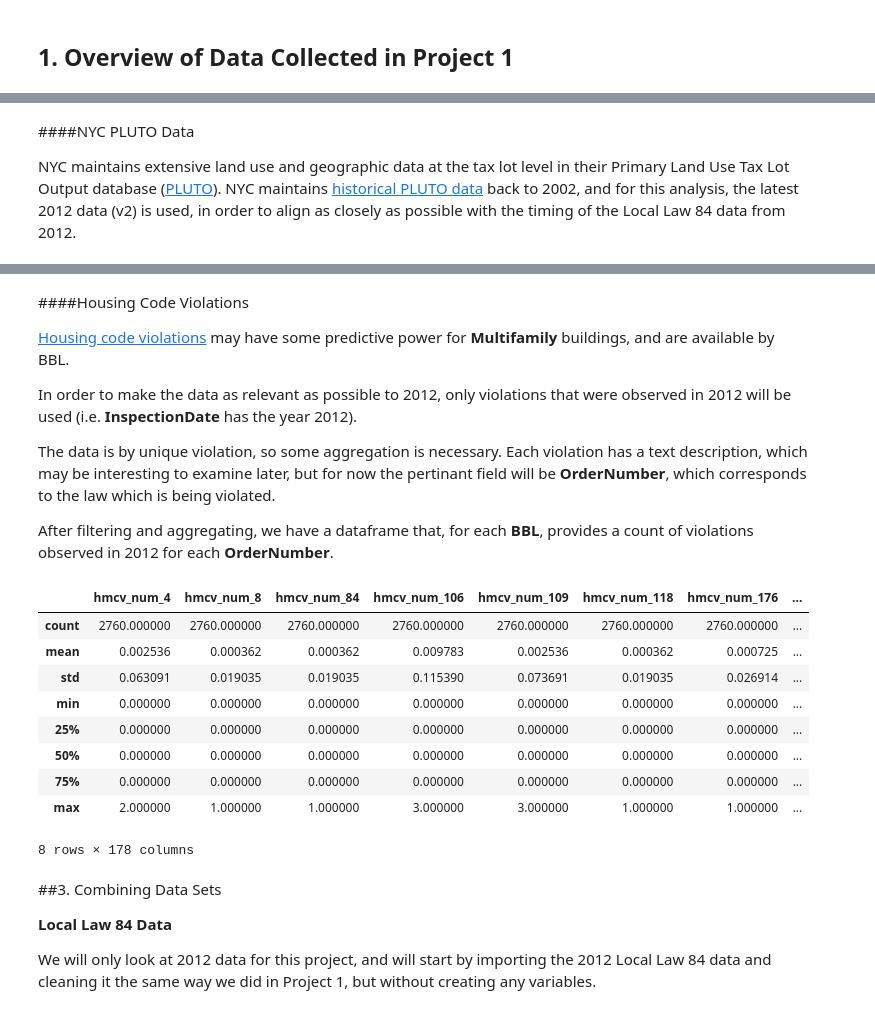
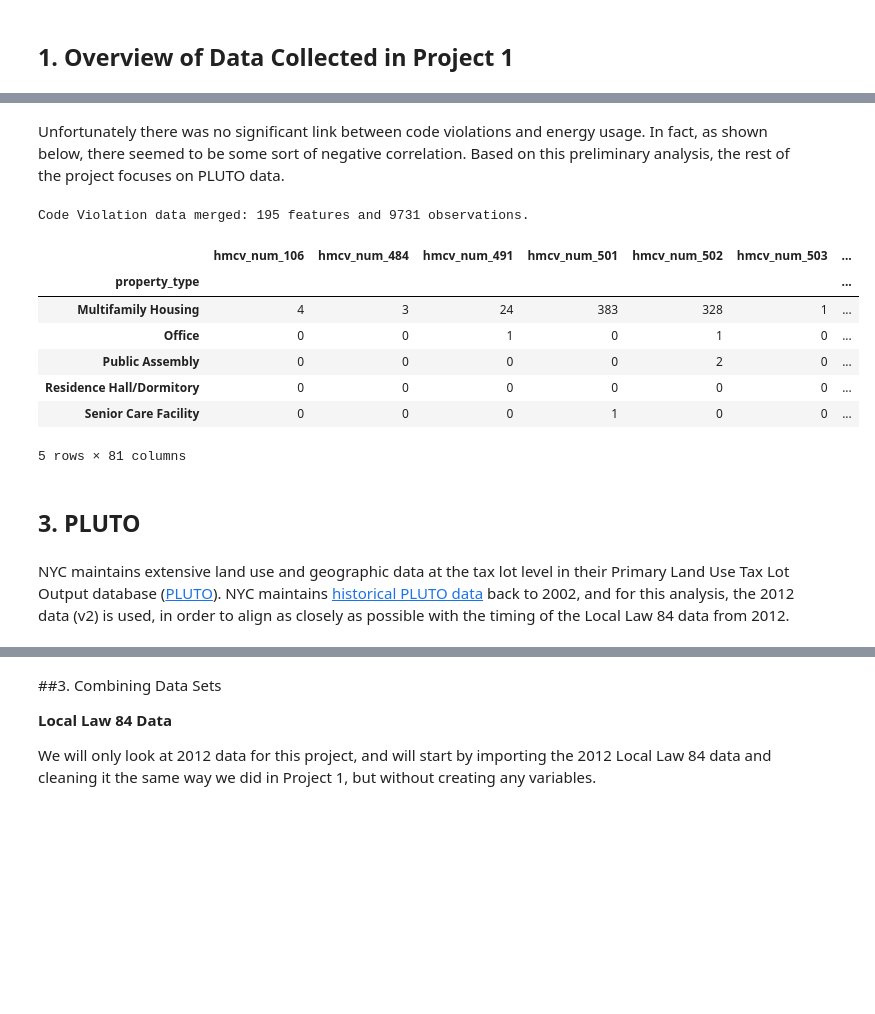
Before and after one commit to theolove/ga_project1_tlove, a Jupyter notebook: projects/Project 2/Project_2_tlove.ipynb, the cells around one changed output, grey strips where cells are left out. Cells and saved outputs as stored; diff of their text form; code cells hidden in the pictures; blank space fills up the shorter version.

Commit message:
Reorganize Project 2

```diff
--- a/projects/Project 2/Project_2_tlove.ipynb
+++ b/projects/Project 2/Project_2_tlove.ipynb
@@ -53,7 +160,34 @@ data_folder = '/Users/Theo/Dropbox (Personal)/ProgrammingProjects/GADSdata'
+# %% [markdown]
+Unfortunately there was no significant link between code violations and energy usage. In fact, as shown below, there seemed to be some sort of negative correlation. Based on this preliminary analysis, the rest of the project focuses on PLUTO data.
+# %%
+# merge in the housing maintenance code violations
+bd = buildings.join(hmcv_2012)
+print "Code Violation data merged: %i features and %i observations." % (len(bd.columns), len(bd))
+
+# fill in the missing values with 0 and drop any columns that don't have any values
+bd[list(hmcv_2012.columns)] = bd[list(hmcv_2012.columns)].fillna(0)
+bd_sum = bd[list(hmcv_2012.columns)].sum()
+no_violations = list(bd_sum[bd_sum == 0].index)
+bd.drop(labels=no_violations, axis=1, inplace=True)
+
+# show the count by property_type
+cols = [x for x in list(hmcv_2012.columns) if x not in no_violations] + ['property_type']
+group_violations = bd[cols].groupby('property_type').sum()
+group_violations[group_violations.violations > 0]
+# %% [output]
+Code Violation data merged: 195 features and 9731 observations.
+|  | hmcv_num_106 | hmcv_num_484 | hmcv_num_491 | hmcv_num_501 | hmcv_num_502 | hmcv_num_503 | ... |
+| property_type |  |  |  |  |  |  | ... |
+| Multifamily Housing | 4 | 3 | 24 | 383 | 328 | 1 | ... |
+| Office | 0 | 0 | 1 | 0 | 1 | 0 | ... |
+| Public Assembly | 0 | 0 | 0 | 0 | 2 | 0 | ... |
+| Residence Hall/Dormitory | 0 | 0 | 0 | 0 | 0 | 0 | ... |
+| Senior Care Facility | 0 | 0 | 0 | 1 | 0 | 0 | ... |
+5 rows × 81 columns
+# %% [markdown]
+## 3. PLUTO
 # %% [markdown]
-####NYC PLUTO Data
-
-NYC maintains extensive land use and geographic data at the tax lot level in their Primary Land Use Tax Lot Output database ([PLUTO](http://www.nyc.gov/html/dcp/html/bytes/dwn_pluto_mappluto.shtml)). NYC maintains [historical PLUTO data](http://www.nyc.gov/html/dcp/html/bytes/archive_pluto_mappluto.shtml) back to 2002, and for this analysis, the latest 2012 data (v2) is used, in order to align as closely as possible with the timing of the Local Law 84 data from 2012.
+NYC maintains extensive land use and geographic data at the tax lot level in their Primary Land Use Tax Lot Output database ([PLUTO](http://www.nyc.gov/html/dcp/html/bytes/dwn_pluto_mappluto.shtml)). NYC maintains [historical PLUTO data](http://www.nyc.gov/html/dcp/html/bytes/archive_pluto_mappluto.shtml) back to 2002, and for this analysis, the 2012 data (v2) is used, in order to align as closely as possible with the timing of the Local Law 84 data from 2012.
 # %%
 """
 2012 PLUTO data is saved by borough, so each is imported separately and then combined
@@ -111,49 +245,6 @@ pluto.describe()
 | 75% | 7456.000000 | 64.000000 | 412.000000 | 44.000000 | 111.000000 | 0.000000 | 4.000000e+03 | 3120.000000 | 0.000000 | 2763.000000 | ... |
 | max | 16350.000000 | 9978.000000 | 595.000000 | 51.000000 | 123.000000 | 13.000000 | 2.147557e+08 | 27600000.000000 | 27600000.000000 | 13211398.000000 | ... |
 8 rows × 42 columns
-# %% [markdown]
-####Housing Code Violations
-
-[Housing code violations](https://data.cityofnewyork.us/Housing-Development/Housing-Maintenance-Code-Violations/wvxf-dwi5) may have some predictive power for **Multifamily** buildings, and are available by BBL.
-
-In order to make the data as relevant as possible to 2012, only violations that were observed in 2012 will be used (i.e. **InspectionDate** has the year 2012).
-
-The data is by unique violation, so some aggregation is necessary. Each violation has a text description, which may be interesting to examine later, but for now the pertinant field will be **OrderNumber**, which corresponds to the law which is being violated.
-
-After filtering and aggregating, we have a dataframe that, for each **BBL**, provides a count of violations observed in 2012 for each **OrderNumber**.
-# %%
-# import the data and create a bbl field
-hmcv = pd.read_csv(data_folder + "/housing_maint_violations/Housing_Maintenance_Code_Violations.csv", low_memory=False)
-hmcv['bbl'] = hmcv.BoroID.map(str) + \
-              hmcv.Block.apply(lambda x: str(x).zfill(5)) + \
-              hmcv.Lot.apply(lambda x: str(x).zfill(4))
-hmcv.bbl = hmcv.bbl.map(int)
-
-# convert the InspectionDate to a datetime field and extract a new column for year
-hmcv.InspectionDate = pd.to_datetime(hmcv.InspectionDate)
-hmcv['InspectionYear'] = hmcv.InspectionDate.apply(lambda x: x.year)
-
-# get the count of each OrderNum by BBL in 2012 and make a sum of violations feature
-hmcv_2012 = pd.pivot_table(hmcv[hmcv.InspectionYear == 2012][['bbl','OrderNumber']],
-                           values=['OrderNumber'],
-                           index=['bbl'],
-                           columns=['OrderNumber'],
-                           aggfunc=len,
-                           fill_value=0)
-hmcv_2012.columns = 'hmcv_num_' + hmcv_2012.columns.map(str)
-hmcv_2012['violations'] = hmcv_2012.sum(axis=1)
-hmcv_2012.describe()
-# %% [output]
-|  | hmcv_num_4 | hmcv_num_8 | hmcv_num_84 | hmcv_num_106 | hmcv_num_109 | hmcv_num_118 | hmcv_num_176 | ... |
-| count | 2760.000000 | 2760.000000 | 2760.000000 | 2760.000000 | 2760.000000 | 2760.000000 | 2760.000000 | ... |
-| mean | 0.002536 | 0.000362 | 0.000362 | 0.009783 | 0.002536 | 0.000362 | 0.000725 | ... |
-| std | 0.063091 | 0.019035 | 0.019035 | 0.115390 | 0.073691 | 0.019035 | 0.026914 | ... |
-| min | 0.000000 | 0.000000 | 0.000000 | 0.000000 | 0.000000 | 0.000000 | 0.000000 | ... |
-| 25% | 0.000000 | 0.000000 | 0.000000 | 0.000000 | 0.000000 | 0.000000 | 0.000000 | ... |
-| 50% | 0.000000 | 0.000000 | 0.000000 | 0.000000 | 0.000000 | 0.000000 | 0.000000 | ... |
-| 75% | 0.000000 | 0.000000 | 0.000000 | 0.000000 | 0.000000 | 0.000000 | 0.000000 | ... |
-| max | 2.000000 | 1.000000 | 1.000000 | 3.000000 | 3.000000 | 1.000000 | 1.000000 | ... |
-8 rows × 178 columns
 # %% [markdown]
 ##3. Combining Data Sets
 
```
Also changed, not shown: parts of 15 cells of this notebook.
